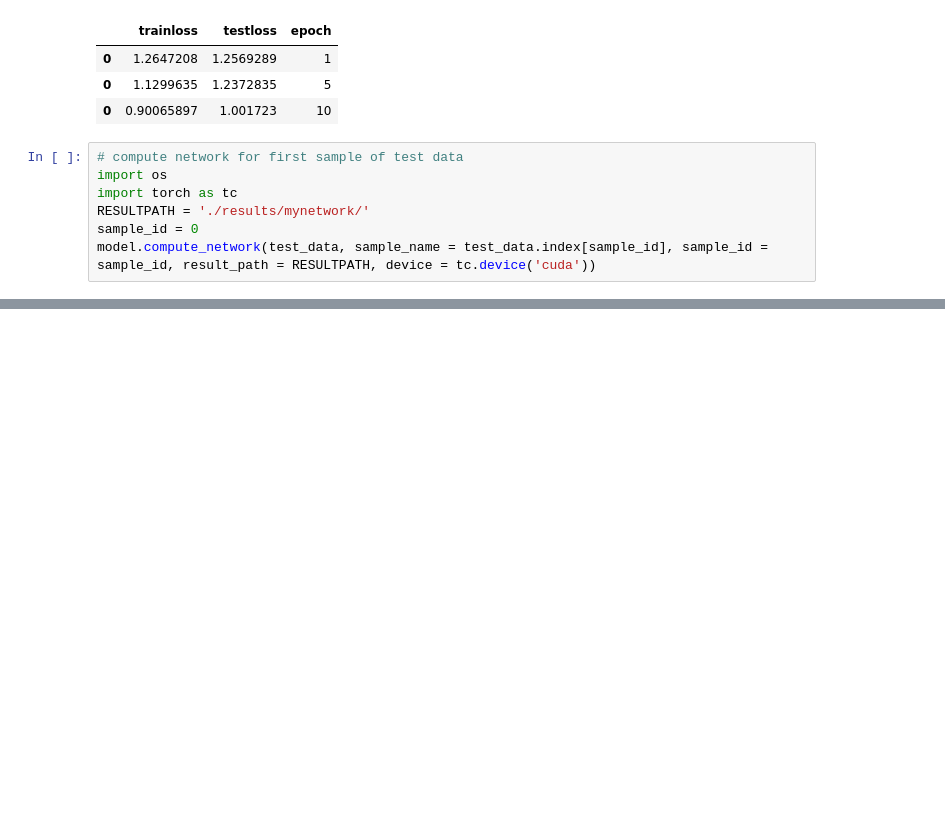
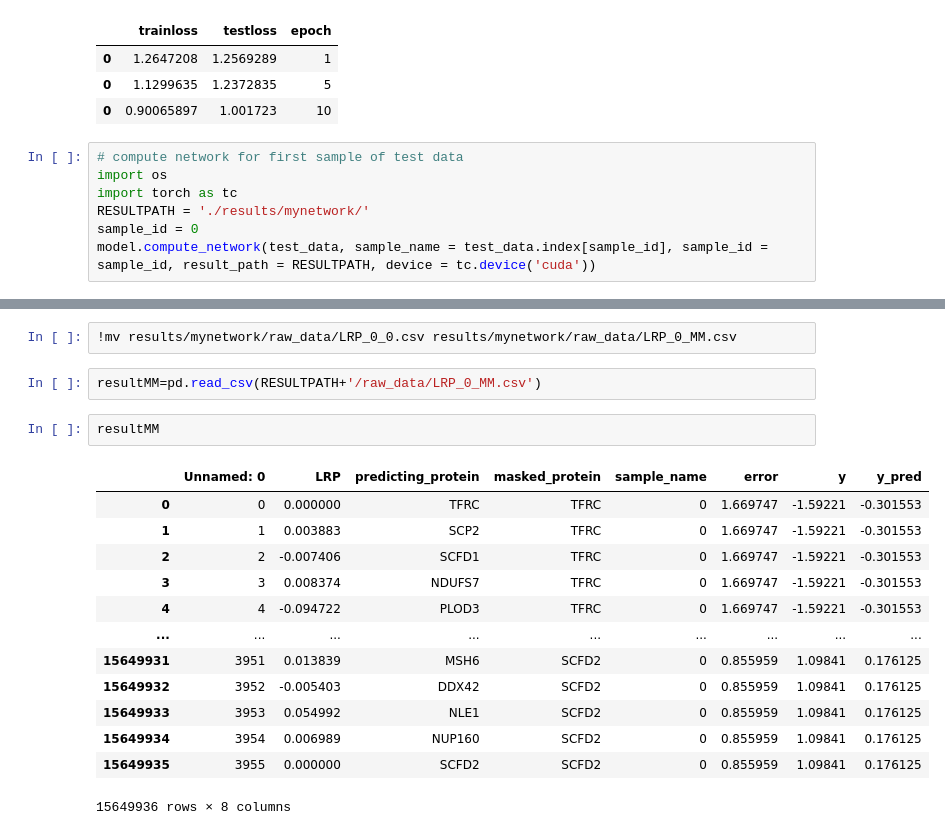
Before and after one commit to animesh/ProteinNetworkLRP, a Jupyter notebook: Working example.ipynb, the cells around one changed output, grey strips where cells are left out. Drawn from its saved outputs; the diff is of its cells as text; blank space fills up the shorter version.

```diff
--- a/Working example.ipynb
+++ b/Working example.ipynb
@@ -96,0 +231,20 @@ NameError: name 'data_result' is not defined
+# %%
+!mv results/mynetwork/raw_data/LRP_0_0.csv results/mynetwork/raw_data/LRP_0_MM.csv
+# %%
+resultMM=pd.read_csv(RESULTPATH+'/raw_data/LRP_0_MM.csv')
+# %%
+resultMM
+# %% [output]
+|  | Unnamed: 0 | LRP | predicting_protein | masked_protein | sample_name | error | y | y_pred |
+| 0 | 0 | 0.000000 | TFRC | TFRC | 0 | 1.669747 | -1.59221 | -0.301553 |
+| 1 | 1 | 0.003883 | SCP2 | TFRC | 0 | 1.669747 | -1.59221 | -0.301553 |
+| 2 | 2 | -0.007406 | SCFD1 | TFRC | 0 | 1.669747 | -1.59221 | -0.301553 |
+| 3 | 3 | 0.008374 | NDUFS7 | TFRC | 0 | 1.669747 | -1.59221 | -0.301553 |
+| 4 | 4 | -0.094722 | PLOD3 | TFRC | 0 | 1.669747 | -1.59221 | -0.301553 |
+| ... | ... | ... | ... | ... | ... | ... | ... | ... |
+| 15649931 | 3951 | 0.013839 | MSH6 | SCFD2 | 0 | 0.855959 | 1.09841 | 0.176125 |
+| 15649932 | 3952 | -0.005403 | DDX42 | SCFD2 | 0 | 0.855959 | 1.09841 | 0.176125 |
+| 15649933 | 3953 | 0.054992 | NLE1 | SCFD2 | 0 | 0.855959 | 1.09841 | 0.176125 |
+| 15649934 | 3954 | 0.006989 | NUP160 | SCFD2 | 0 | 0.855959 | 1.09841 | 0.176125 |
+| 15649935 | 3955 | 0.000000 | SCFD2 | SCFD2 | 0 | 0.855959 | 1.09841 | 0.176125 |
+15649936 rows × 8 columns
```
Also changed, not shown: parts of 22 cells of this notebook.
